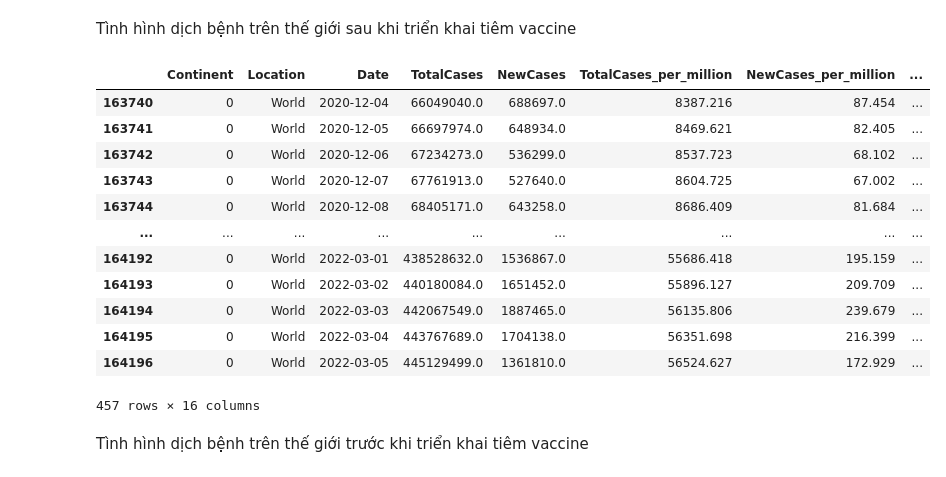
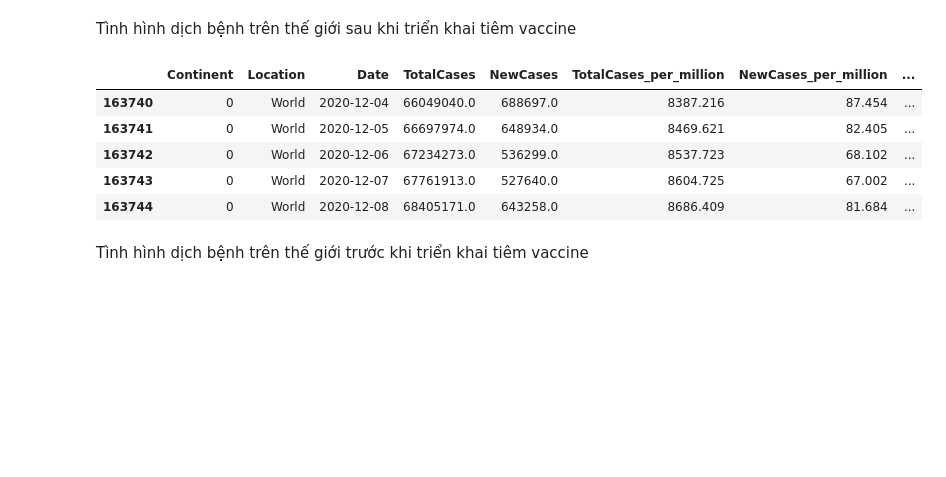
Before and after one commit to NMS1010/P4DA_Final_Project, a Jupyter notebook: Report/report.ipynb, the cells around one changed output. Drawn from its saved outputs; the diff is of its cells as text; code cells hidden in the pictures; blank space fills up the shorter version.

```diff
--- a/Report/report.ipynb
+++ b/Report/report.ipynb
@@ -152,0 +127,5 @@ Một số khu vực trên thế giới như `International`, `Northern Cyprus`
+# %%
+t = covid_df[covid_df['Population'].isna()]
+print(t.Location.unique())
+print("\nMột số khu vực trên thế giới như `International`, `Northern Cyprus` chưa có thống kê về dân số trong tập dữ liệu, nên nhóm sẽ bỏ qua các dòng dữ liệu 2 khu vực này.")
+covid_df = covid_df[~covid_df['Population'].isna()]
@@ -675,21 +613,14 @@ Vaccine được đưa vào sử dụng đầu tiên vào ngày 2020-12-04
 Tình hình dịch bệnh trên thế giới sau khi triển khai tiêm vaccine
 # %%
 covid_world_after_vaccine = covid_world_df[covid_world_df['Date'] >= first_date_vaccine]
-covid_world_after_vaccine
+covid_world_after_vaccine.head()
 # %% [output]
 |  | Continent | Location | Date | TotalCases | NewCases | TotalCases_per_million | NewCases_per_million | ... |
 | 163740 | 0 | World | 2020-12-04 | 66049040.0 | 688697.0 | 8387.216 | 87.454 | ... |
 | 163741 | 0 | World | 2020-12-05 | 66697974.0 | 648934.0 | 8469.621 | 82.405 | ... |
 | 163742 | 0 | World | 2020-12-06 | 67234273.0 | 536299.0 | 8537.723 | 68.102 | ... |
 | 163743 | 0 | World | 2020-12-07 | 67761913.0 | 527640.0 | 8604.725 | 67.002 | ... |
 | 163744 | 0 | World | 2020-12-08 | 68405171.0 | 643258.0 | 8686.409 | 81.684 | ... |
-| ... | ... | ... | ... | ... | ... | ... | ... | ... |
-| 164192 | 0 | World | 2022-03-01 | 438528632.0 | 1536867.0 | 55686.418 | 195.159 | ... |
-| 164193 | 0 | World | 2022-03-02 | 440180084.0 | 1651452.0 | 55896.127 | 209.709 | ... |
-| 164194 | 0 | World | 2022-03-03 | 442067549.0 | 1887465.0 | 56135.806 | 239.679 | ... |
-| 164195 | 0 | World | 2022-03-04 | 443767689.0 | 1704138.0 | 56351.698 | 216.399 | ... |
-| 164196 | 0 | World | 2022-03-05 | 445129499.0 | 1361810.0 | 56524.627 | 172.929 | ... |
-457 rows × 16 columns
 # %% [markdown]
 Tình hình dịch bệnh trên thế giới trước khi triển khai tiêm vaccine
 # %%
```
Also changed, not shown: parts of 138 cells of this notebook, 3 other files.
